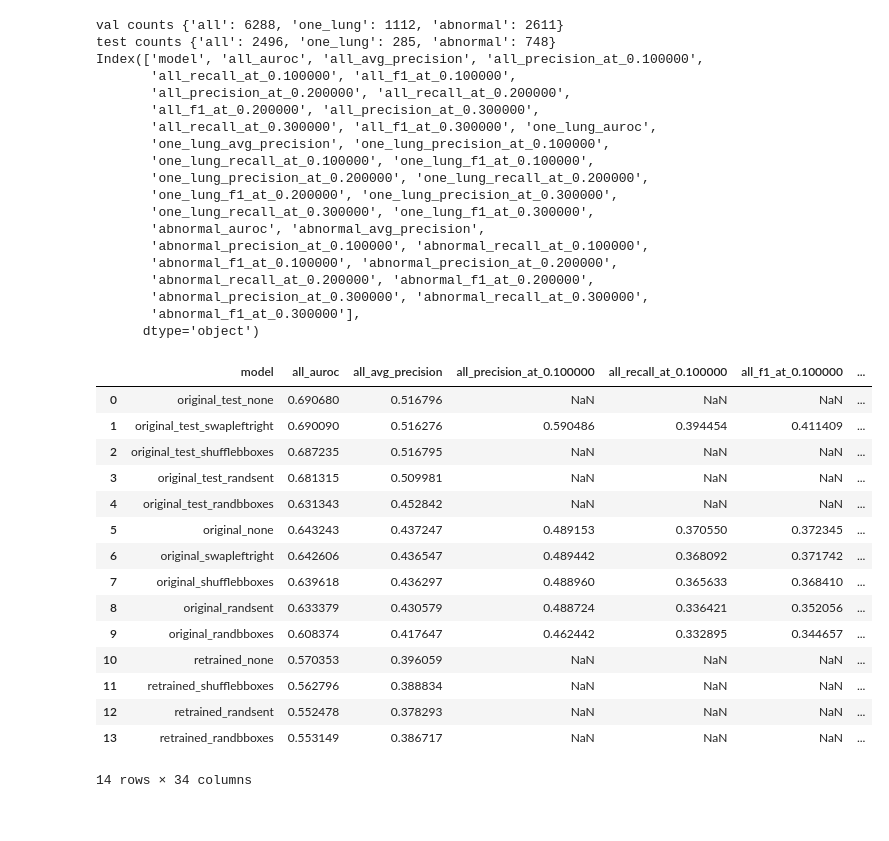
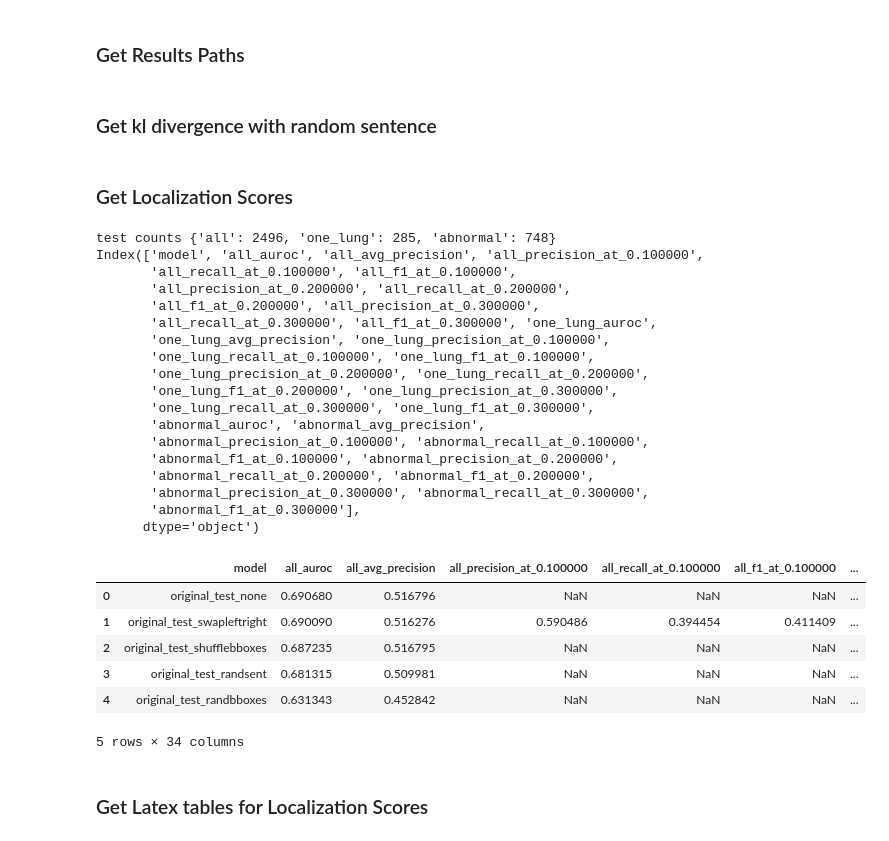
Before and after one commit to strongbeamsprout/gloria-nlp-project, a Jupyter notebook: compare_model_outs.ipynb, the cells around one changed output. Drawn from its saved outputs; the diff is of its cells as text; code cells hidden in the pictures.

```diff
--- a/compare_model_outs.ipynb
+++ b/compare_model_outs.ipynb
@@ -18,3 +13,5 @@ def get_attn_overlay(attn, image_shape):
+# %% [markdown]
+### Get Results Paths
 # %%
 paths = {
     'original_test_none': '/scratch/mcinerney.de/gloria_outputs3/output/gloria_pretrain_1.0/2021_12_06_19_58_28/test_outputs_0/',
@@ -23,22 +20,26 @@ paths = {
     'original_test_randsent': '/scratch/mcinerney.de/gloria_outputs3/output/gloria_pretrain_1.0/2021_12_06_20_00_44/test_outputs_0/',
     'original_test_randbboxes': '/scratch/mcinerney.de/gloria_outputs3/output/gloria_pretrain_1.0/2021_12_06_20_21_48/test_outputs_0/',
 #     'original_none': '/scratch/mcinerney.de/gloria_outputs3/output/gloria_pretrain_1.0/2021_12_06_11_05_50/val_outputs_0/',
-    'original_none': '/scratch/mcinerney.de/gloria_outputs4/output/gloria_pretrain_1.0/2021_12_07_14_30_56/val_outputs_0/',
-    'original_swapleftright': '/scratch/mcinerney.de/gloria_outputs4/output/gloria_pretrain_1.0/2021_12_14_11_59_40/val_outputs_0/',
+#     'original_none': '/scratch/mcinerney.de/gloria_outputs4/output/gloria_pretrain_1.0/2021_12_07_14_30_56/val_outputs_0/',
+#     'original_swapleftright': '/scratch/mcinerney.de/gloria_outputs4/output/gloria_pretrain_1.0/2021_12_14_11_59_40/val_outputs_0/',
 #     'original_shufflebboxes': '/scratch/mcinerney.de/gloria_outputs3/output/gloria_pretrain_1.0/2021_12_06_16_00_31/val_outputs_0/',
-    'original_shufflebboxes': '/scratch/mcinerney.de/gloria_outputs4/output/gloria_pretrain_1.0/2021_12_07_16_42_14/val_outputs_0/',
+#     'original_shufflebboxes': '/scratch/mcinerney.de/gloria_outputs4/output/gloria_pretrain_1.0/2021_12_07_16_42_14/val_outputs_0/',
 #     'original_randsent': '/scratch/mcinerney.de/gloria_outputs3/output/gloria_pretrain_1.0/2021_12_06_10_51_31/val_outputs_0/',
-    'original_randsent': '/scratch/mcinerney.de/gloria_outputs4/output/gloria_pretrain_1.0/2021_12_07_14_52_00/val_outputs_0/',
+#     'original_randsent': '/scratch/mcinerney.de/gloria_outputs4/output/gloria_pretrain_1.0/2021_12_07_14_52_00/val_outputs_0/',
 #     'original_randbboxes': '/scratch/mcinerney.de/gloria_outputs3/output/gloria_pretrain_1.0/2021_12_06_11_22_47/val_outputs_0/',
-    'original_randbboxes': '/scratch/mcinerney.de/gloria_outputs4/output/gloria_pretrain_1.0/2021_12_07_16_14_30/val_outputs_0/',
-    'retrained_none': '/scratch/mcinerney.de/gloria_outputs3/output/gloria_pretrain_1.0/2021_12_06_19_50_12/val_outputs_0/',
-    'retrained_shufflebboxes': '/scratch/mcinerney.de/gloria_outputs3/output/gloria_pretrain_1.0/2021_12_07_00_24_55/val_outputs_0/',
-    'retrained_randsent': '/scratch/mcinerney.de/gloria_outputs3/output/gloria_pretrain_1.0/2021_12_06_22_49_28/val_outputs_0/',
-    'retrained_randbboxes': '/scratch/mcinerney.de/gloria_outputs3/output/gloria_pretrain_1.0/2021_12_06_23_02_34/val_outputs_0/',
+#     'original_randbboxes': '/scratch/mcinerney.de/gloria_outputs4/output/gloria_pretrain_1.0/2021_12_07_16_14_30/val_outputs_0/',
+#     'retrained_none': '/scratch/mcinerney.de/gloria_outputs3/output/gloria_pretrain_1.0/2021_12_06_19_50_12/val_outputs_0/',
+#     'retrained_shufflebboxes': '/scratch/mcinerney.de/gloria_outputs3/output/gloria_pretrain_1.0/2021_12_07_00_24_55/val_outputs_0/',
+#     'retrained_randsent': '/scratch/mcinerney.de/gloria_outputs3/output/gloria_pretrain_1.0/2021_12_06_22_49_28/val_outputs_0/',
+#     'retrained_randbboxes': '/scratch/mcinerney.de/gloria_outputs3/output/gloria_pretrain_1.0/2021_12_06_23_02_34/val_outputs_0/',
 #     'retrained_noattn_loss': '/scratch/mcinerney.de/gloria_outputs/output3/gloria_pretrain_1.0//val_outputs_0/'
 }
 # %%
 dfs = {k: pd.read_csv(os.path.join(path, 'sentences.csv')) for k, path in paths.items()}
+# %% [markdown]
+### Get kl divergence with random sentence
+# %% [markdown]
+### Get Localization Scores
 # %%
 one_lung_selector = OrSelector(
              RowBBoxSelector(contains={'left lung'}, does_not_contain={'right lung'}),
@@ -46,10 +47,10 @@ one_lung_selector = OrSelector(
          )
 abnormal_selector = RowLabelAndContextSelector(contains={('abnormal', 'yes')})
 selectors = {'all': None, 'one_lung': one_lung_selector, 'abnormal': abnormal_selector}
-example_df = dfs['original_none']
-selector_counts = {name: len(example_df[example_df.apply(selector, axis=1)])
-                   if selector is not None else len(example_df)
-                   for name, selector in selectors.items()}
+# example_df = dfs['original_none']
+# selector_counts = {name: len(example_df[example_df.apply(selector, axis=1)])
+#                    if selector is not None else len(example_df)
+#                    for name, selector in selectors.items()}
 example_df = dfs['original_test_none']
 selector_counts_test = {name: len(example_df[example_df.apply(selector, axis=1)])
                    if selector is not None else len(example_df)
@@ -72,44 +73,36 @@ for k, df in dfs.items():
     #     plot_info(get_attn_overlay, info, path=path)
 #     plt.close()
 scores_df = pd.DataFrame(score_rows)
-print('val counts', selector_counts)
+# print('val counts', selector_counts)
 print('test counts', selector_counts_test)
 print(scores_df.keys())
 scores_df
 # %% [output]
-val counts {'all': 6288, 'one_lung': 1112, 'abnormal': 2611}
 test counts {'all': 2496, 'one_lung': 285, 'abnormal': 748}
 Index(['model', 'all_auroc', 'all_avg_precision', 'all_precision_at_0.100000',
        'all_recall_at_0.100000', 'all_f1_at_0.100000',
        'all_precision_at_0.200000', 'all_recall_at_0.200000',
        'all_f1_at_0.200000', 'all_precision_at_0.300000',
        'all_recall_at_0.300000', 'all_f1_at_0.300000', 'one_lung_auroc',
        'one_lung_avg_precision', 'one_lung_precision_at_0.100000',
        'one_lung_recall_at_0.100000', 'one_lung_f1_at_0.100000',
        'one_lung_precision_at_0.200000', 'one_lung_recall_at_0.200000',
        'one_lung_f1_at_0.200000', 'one_lung_precision_at_0.300000',
        'one_lung_recall_at_0.300000', 'one_lung_f1_at_0.300000',
        'abnormal_auroc', 'abnormal_avg_precision',
        'abnormal_precision_at_0.100000', 'abnormal_recall_at_0.100000',
        'abnormal_f1_at_0.100000', 'abnormal_precision_at_0.200000',
        'abnormal_recall_at_0.200000', 'abnormal_f1_at_0.200000',
        'abnormal_precision_at_0.300000', 'abnormal_recall_at_0.300000',
        'abnormal_f1_at_0.300000'],
       dtype='object')
 |  | model | all_auroc | all_avg_precision | all_precision_at_0.100000 | all_recall_at_0.100000 | all_f1_at_0.100000 | ... |
 | 0 | original_test_none | 0.690680 | 0.516796 | NaN | NaN | NaN | ... |
 | 1 | original_test_swapleftright | 0.690090 | 0.516276 | 0.590486 | 0.394454 | 0.411409 | ... |
 | 2 | original_test_shufflebboxes | 0.687235 | 0.516795 | NaN | NaN | NaN | ... |
 | 3 | original_test_randsent | 0.681315 | 0.509981 | NaN | NaN | NaN | ... |
 | 4 | original_test_randbboxes | 0.631343 | 0.452842 | NaN | NaN | NaN | ... |
-| 5 | original_none | 0.643243 | 0.437247 | 0.489153 | 0.370550 | 0.372345 | ... |
-| 6 | original_swapleftright | 0.642606 | 0.436547 | 0.489442 | 0.368092 | 0.371742 | ... |
-| 7 | original_shufflebboxes | 0.639618 | 0.436297 | 0.488960 | 0.365633 | 0.368410 | ... |
-| 8 | original_randsent | 0.633379 | 0.430579 | 0.488724 | 0.336421 | 0.352056 | ... |
-| 9 | original_randbboxes | 0.608374 | 0.417647 | 0.462442 | 0.332895 | 0.344657 | ... |
-| 10 | retrained_none | 0.570353 | 0.396059 | NaN | NaN | NaN | ... |
-| 11 | retrained_shufflebboxes | 0.562796 | 0.388834 | NaN | NaN | NaN | ... |
-| 12 | retrained_randsent | 0.552478 | 0.378293 | NaN | NaN | NaN | ... |
-| 13 | retrained_randbboxes | 0.553149 | 0.386717 | NaN | NaN | NaN | ... |
-14 rows × 34 columns
+5 rows × 34 columns
+# %% [markdown]
+### Get Latex tables for Localization Scores
 # %%
```
Also changed, not shown: parts of 26 cells of this notebook, 19 other files.
